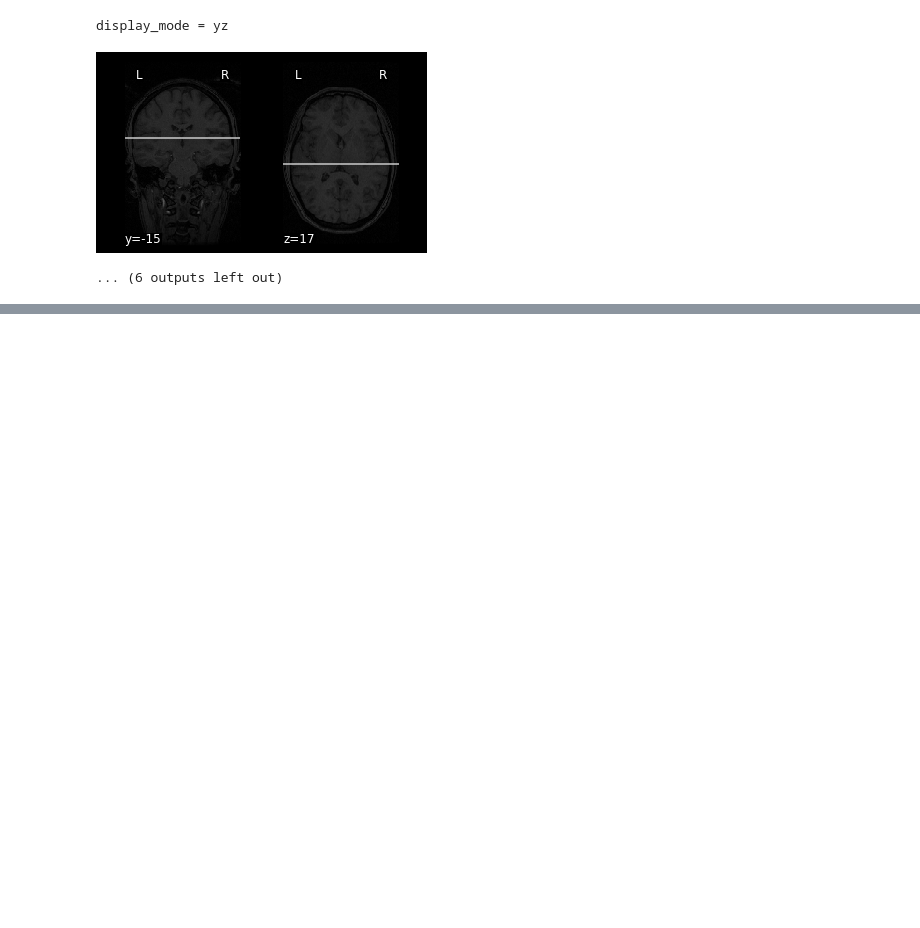
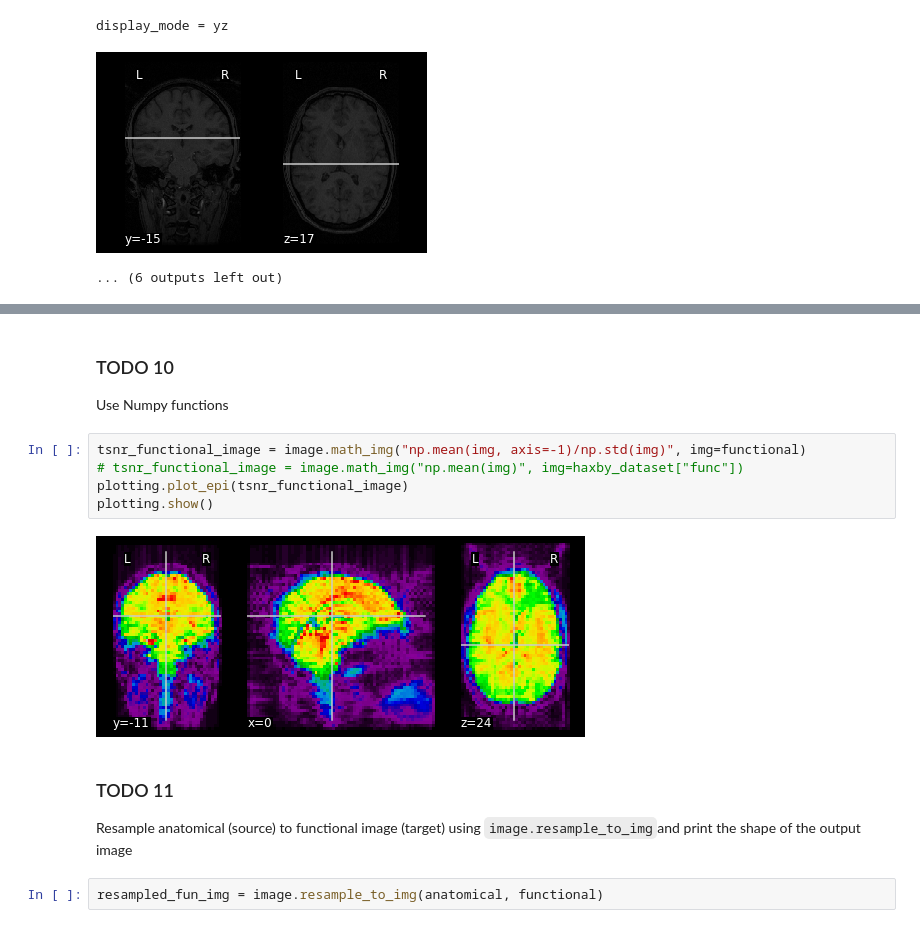
Before and after one commit to deutranium/Nilearn-basics-and-masking, a Jupyter notebook: 2019115005.ipynb, the cells around one changed output, grey strips where cells are left out. Cells and saved outputs as stored; diff of their text form; blank space fills up the shorter version.

```diff
--- a/2019115005.ipynb
+++ b/2019115005.ipynb
@@ -156,0 +204,15 @@ display_mode = yz
+# %% [markdown]
+### TODO 10
+Use Numpy functions
+# %%
+tsnr_functional_image = image.math_img("np.mean(img, axis=-1)/np.std(img)", img=functional)
+# tsnr_functional_image = image.math_img("np.mean(img)", img=haxby_dataset["func"])
+plotting.plot_epi(tsnr_functional_image)
+plotting.show()
+# %% [output]
+[figure, added]
+# %% [markdown]
+### TODO 11
+Resample anatomical (source) to functional image (target) using `image.resample_to_img`and print the shape of the output image
+# %%
+resampled_fun_img = image.resample_to_img(anatomical, functional)
```
Also changed, not shown: parts of 40 cells of this notebook.
